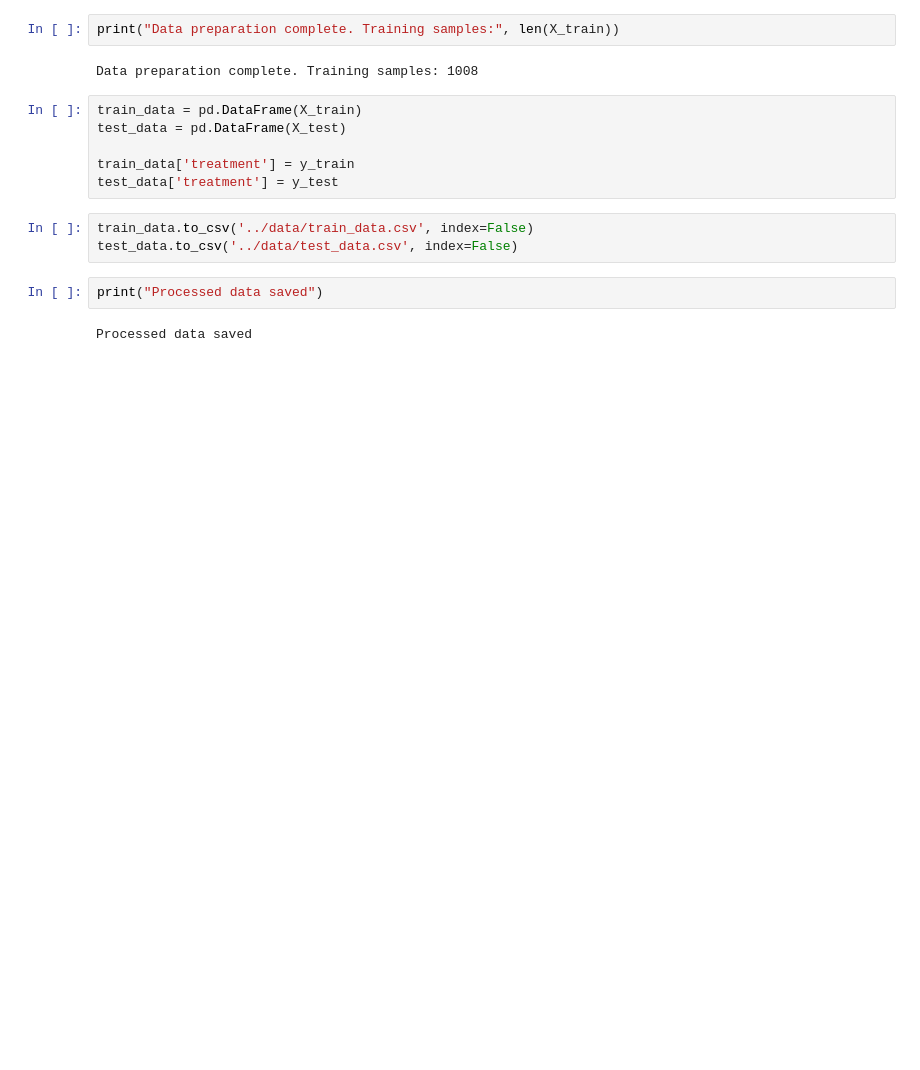
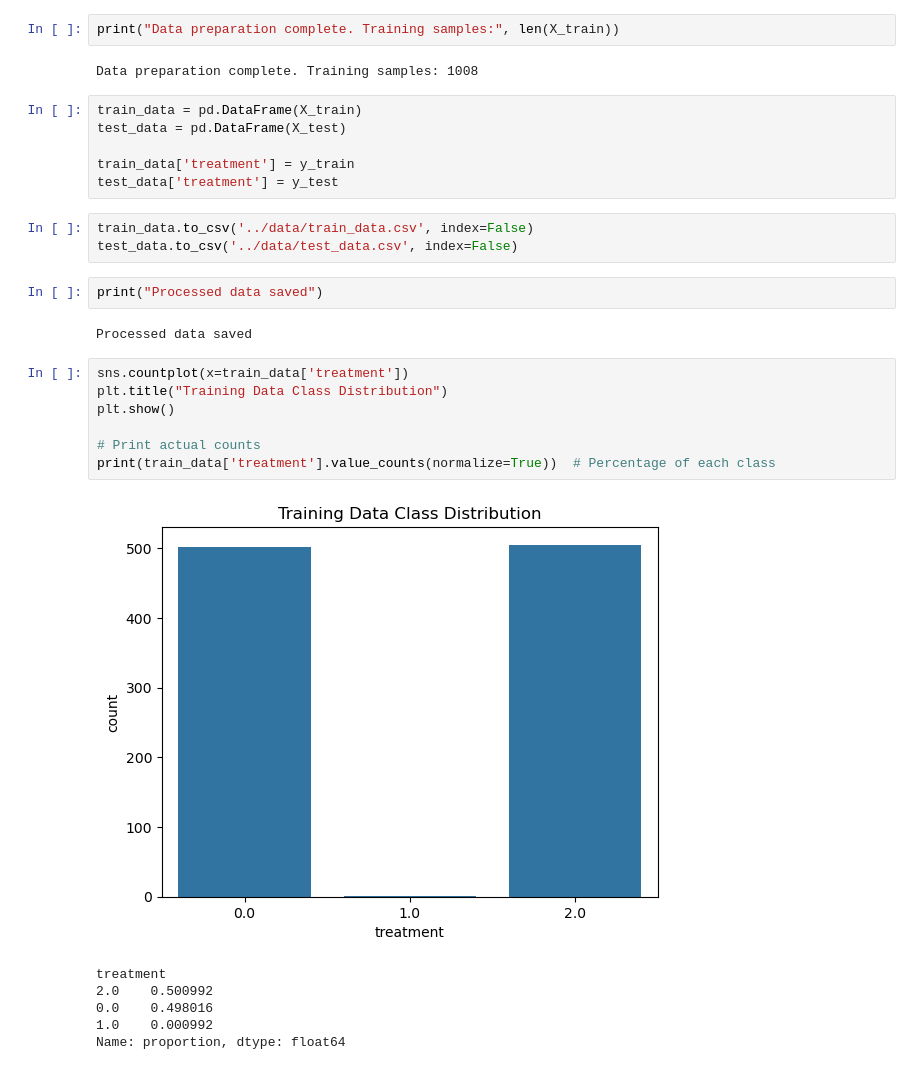
Before and after one commit to khushi-tulsiyan/mental-health-analysis, a Jupyter notebook: scripts/data_preperation.ipynb, the cells around one changed output. Cells and saved outputs as stored; diff of their text form; blank space fills up the shorter version.

```diff
--- a/scripts/data_preperation.ipynb
+++ b/scripts/data_preperation.ipynb
@@ -102,3 +102,17 @@ test_data.to_csv('../data/test_data.csv', index=False)
 print("Processed data saved")
 # %% [output]
 Processed data saved
+# %%
+sns.countplot(x=train_data['treatment'])
+plt.title("Training Data Class Distribution")
+plt.show()
+
+# Print actual counts
+print(train_data['treatment'].value_counts(normalize=True))  # Percentage of each class
+# %% [output]
+[figure, added]
+treatment
+2.0    0.500992
+0.0    0.498016
+1.0    0.000992
+Name: proportion, dtype: float64
```
Also changed, not shown: 9 other files.
